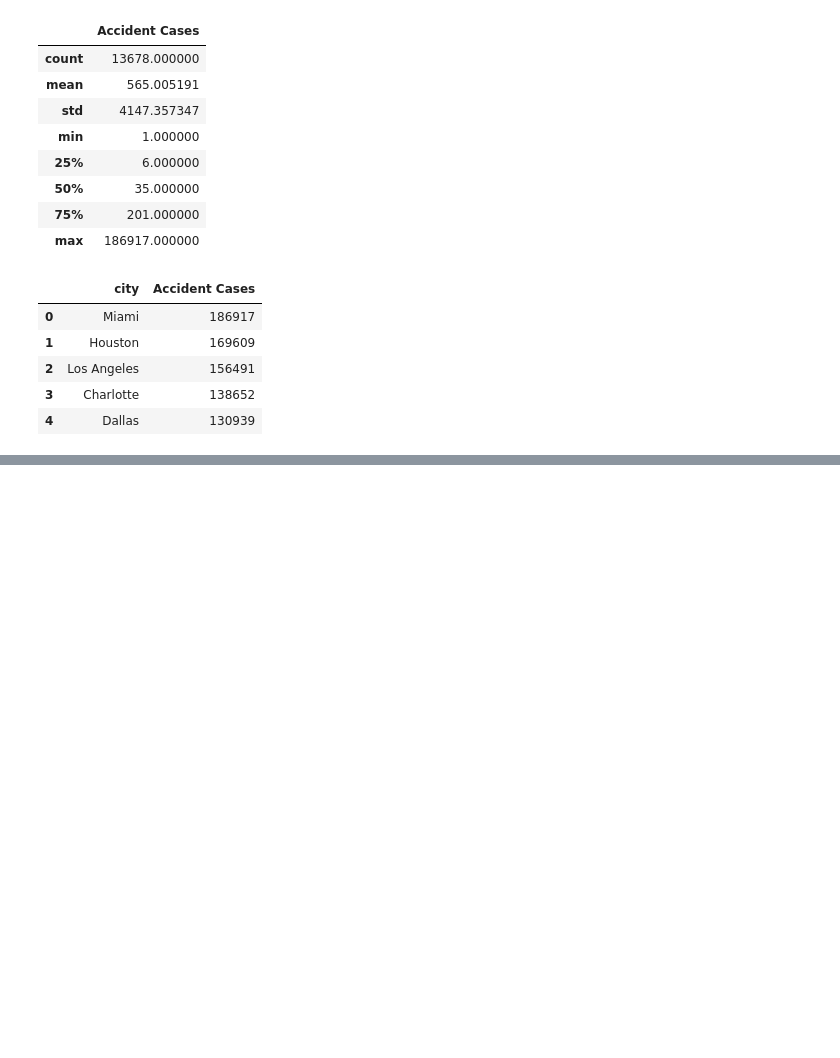
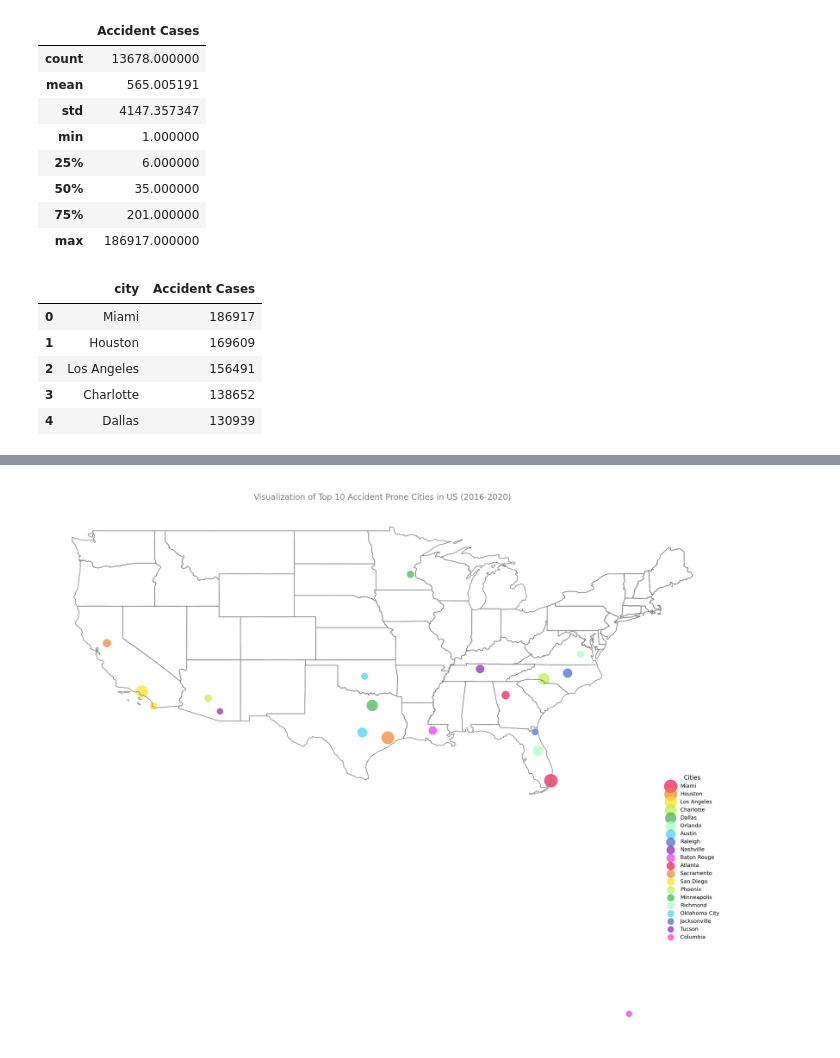
Before and after one commit to humbleOldSage/EDA-for-US-Accident-Data, a Jupyter notebook: us-accident-analysis.ipynb, the cells around one changed output, grey strips where cells are left out. Drawn from its saved outputs; the diff is of its cells as text; code cells hidden in the pictures; blank space fills up the shorter version.

```diff
--- a/us-accident-analysis.ipynb
+++ b/us-accident-analysis.ipynb
@@ -149,0 +183,11 @@ plt.show()
+# %%
+states = gpd.read_file('../input/usa-state-census/data')
+# %%
+geolocator = Nominatim(user_agent="RandomGuy")
+Top20Locations=top_20_cities['city'].apply(lambda x: geolocator.geocode(x))
+# %%
+geometry=[Point(x.longitude,x.latitude) for x in Top20Locations]
+geo_df_cities = gpd.GeoDataFrame(top_20_cities, geometry=geometry)
+# %%
+top_20_city_list=list(top_20_cities['city'])
+top_20_city_list
@@ -149,0 +215,28 @@ plt.show()
+# %%
+fig, ax = plt.subplots(figsize=(30,30))
+# ax.set_xlim([-125,-65])
+# ax.set_ylim([22,55])
+states.boundary.plot(ax=ax, color='grey');
+
+colors = ['#e6194B','#f58231','#ffe119','#bfef45','#3cb44b', '#aaffc3','#42d4f4','#4363d8','#911eb4','#f032e6',
+          '#e6194B','#f58231','#ffe119','#bfef45','#3cb44b', '#aaffc3','#42d4f4','#4363d8','#911eb4','#f032e6']
+
+markersizes =  top_20_cities['Accident Cases']/top_20_cities['Accident Cases'][0]*1000
+
+for i in range(20):
+    geo_df_cities[geo_df_cities['city'] == top_20_city_list[i]].plot(ax=ax, markersize=markersizes[i],
+                                                                      color=colors[i], marker='o',
+                                                                      label=top_20_city_list[i], alpha=0.7);
+
+plt.legend(prop={'size': 13}, loc='best', bbox_to_anchor=(0.5, 0., 0.5, 0.5), edgecolor='white', title="Cities", title_fontsize=15);
+
+for i in ['bottom', 'top', 'left', 'right']:
+    side = ax.spines[i]
+    side.set_visible(False)
+
+plt.tick_params(top=False, bottom=False, left=False, right=False,
+                labelleft=False, labelbottom=False)
+
+plt.title('\nVisualization of Top 10 Accident Prone Cities in US (2016-2020)', size=20, color='grey');
+# %% [output]
+[figure, added]
```
Also changed, not shown: parts of 7 cells of this notebook.
